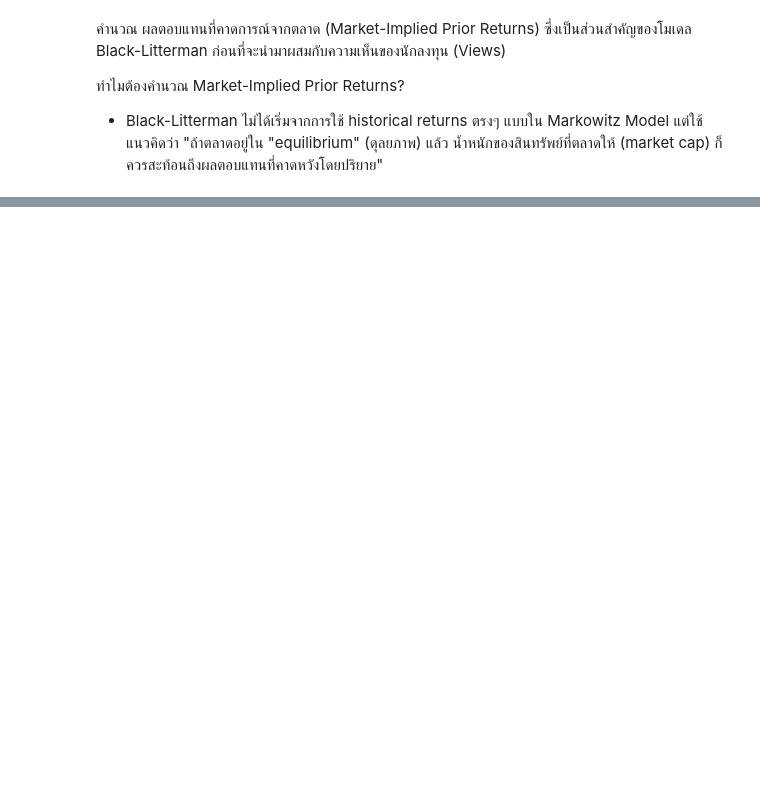
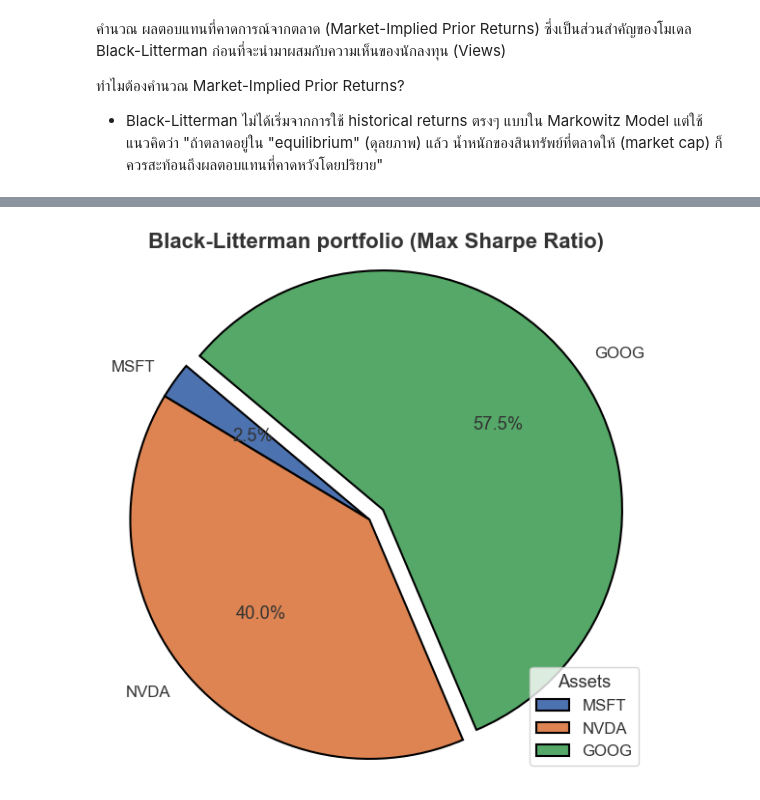
Before and after one commit to Ittiphon17/Portfolio-Theory-Analysis-MAG-7, a Jupyter notebook: Building and Optimizing Portfolios.ipynb, the cells around one changed output, grey strips where cells are left out. Cells and saved outputs as stored; diff of their text form; code cells hidden in the pictures; blank space fills up the shorter version.

```diff
--- a/Building and Optimizing Portfolios.ipynb
+++ b/Building and Optimizing Portfolios.ipynb
@@ -578,5 +612,24 @@ OrderedDict([('AAPL', 0.0),
              ('META', 0.0),
              ('TSLA', 0.0)])
+# %%
+weights_pie_bl  = pd.Series(weights_bl)
+weights_pie_bl = weights_pie_bl[weights_pie_bl > 0]
+
+explode = [0, 0, 0.07]
+plt.figure(figsize=(6, 6))
+plt.pie(weights_pie_bl,
+        labels=weights_pie_bl.index,
+        autopct='%1.1f%%',
+        startangle=140,
+        wedgeprops={'edgecolor': 'black', 'linewidth': 1.5, 'linestyle': 'solid'},
+        explode=explode)
+plt.title('Black-Litterman portfolio (Max Sharpe Ratio)', fontsize=16, fontweight='bold')
+plt.legend(weights_pie_bl.index, title="Assets", loc='best')
+plt.tight_layout()
+plt.axis('equal')
+plt.show()
+# %% [output]
+[figure, added]
 # %%
 # Building Black-Litterman portfolio
 black_litterman_weights = np.array([weights_bl['AAPL'], weights_bl['MSFT'], weights_bl['NVDA'],
```
Also changed, not shown: parts of 15 cells of this notebook.
